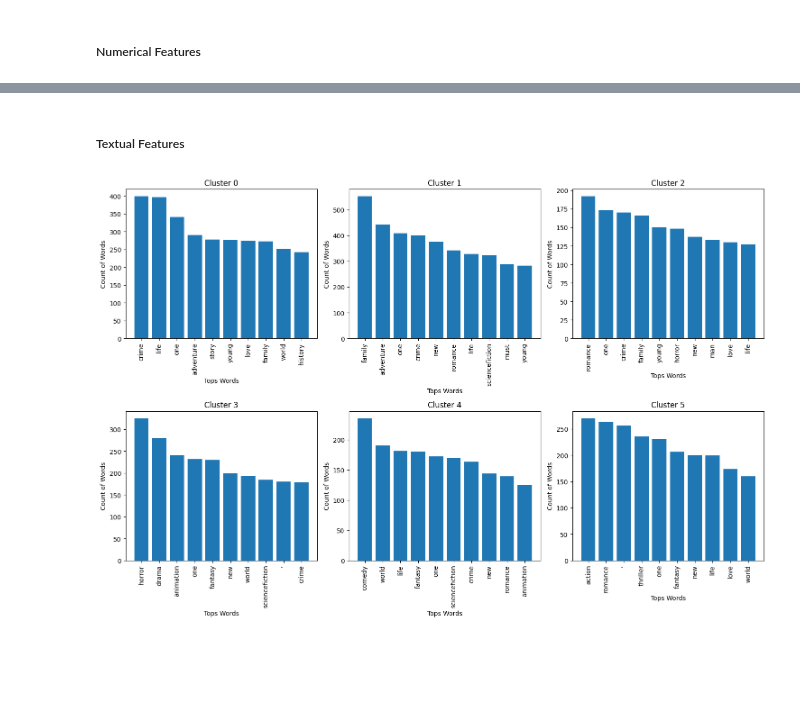
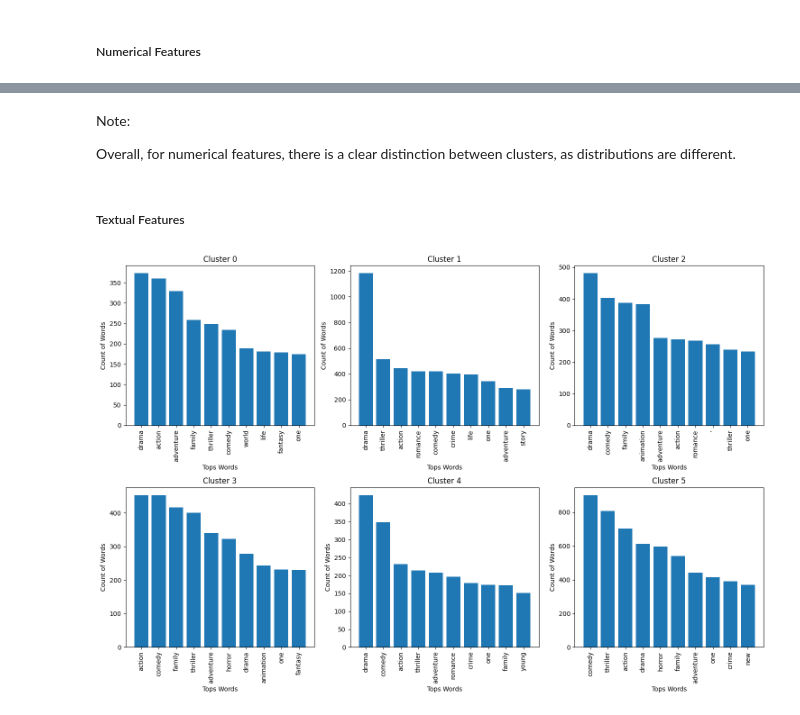
Before and after one commit to mlgomez0/advanced_python_project, a Jupyter notebook: notebooks/movies.ipynb, the cells around one changed output, grey strips where cells are left out. Cells and saved outputs as stored; diff of their text form; code cells hidden in the pictures; blank space fills up the shorter version.

Commit message:
feat(movies): final cleanup

```diff
--- a/notebooks/movies.ipynb
+++ b/notebooks/movies.ipynb
@@ -704,3 +991,10 @@ df.to_csv('movies_cleaned.csv', index=False)
+# %%
+# Function to perform numerical features scaling
+def get_scaled_features(data, numerical_features):
+    X_numerical = data[numerical_features].values
+    scaler = StandardScaler()
+    X_numerical_scaled = scaler.fit_transform(X_numerical)
+    return X_numerical_scaled
 # %% [markdown]
 # Step 6
 # %% [markdown]
@@ -1514,7 +1489,9 @@ We decided two used two methods:
 - Latent Dirichlet Allocation, Topic modeling for textual data
 - K-means clustering
 # %%
-data = pd.read_csv('movies_data_final.csv', lineterminator='\n', index_col='Id')
+# retrieving the data that contain all the transformations
+data = pd.read_csv('movies_data.csv', lineterminator='\n', index_col='Id')
+# read_csv parse empty strings as nulls, the following line correct this
 data['TagLine'].fillna('', inplace=True)
 # %%
 text_columns = ['Overview', 'Genres', 'TagLine']
@@ -1624,11 +1602,9 @@ X_tfidf = tfidf_vectorizer.fit_transform(joined_text)
 # Feature engineeing  a columns called score
 data['score'] = data['weighted_average']*0.4 + data['Popularity'].astype('float64')*0.6
 
-# Numerical features scaling
+# # Numerical features scaling
 numerical_features = ['Popularity', 'weighted_average', 'score', 'Year', 'RunTime', 'VoteCount']
-X_numerical = data[numerical_features].values
-scaler = StandardScaler()
-X_numerical_scaled = scaler.fit_transform(X_numerical)
+X_numerical_scaled = get_scaled_features(data, numerical_features)
 
 X_original_language = data['OriginalLanguage'].values
 
@@ -1737,17 +1702,21 @@ Overall, there is a difference in the distributions between clusters. We can sum
+# %% [markdown]
+Note:
+
+Overall, for numerical features, there is a clear distinction between clusters, as distributions are different.
 # %% [markdown]
 ##### Textual Features
 # %%
 # Top words for each Cluster
 fig, axs = plt.subplots(2, 3, figsize=(15, 10))
 for i, ax in enumerate(axs.flat):
     # getting top words from 5 to 10, we noted that the first 5 words where mostly the genre, we want to analyse clusters without genre
-    words = data.loc[data['Cluster'] == i, 'joined_text'].str.split().explode().value_counts()[5:15]
+    words = data.loc[data['Cluster'] == i, 'joined_text'].str.split().explode().value_counts().head(10)
     ax.bar(words.index, words.values)
     ax.set_title(f'Cluster {i}')
     ax.set_xlabel('Tops Words')
     ax.set_ylabel('Count of Words')
     ax.tick_params(axis='x', rotation=90)
 plt.tight_layout()
 plt.show()
 # %% [output]
-[figure, old version]
+[figure, new version]
```
Also changed, not shown: parts of 148 cells of this notebook, 3 other files.
